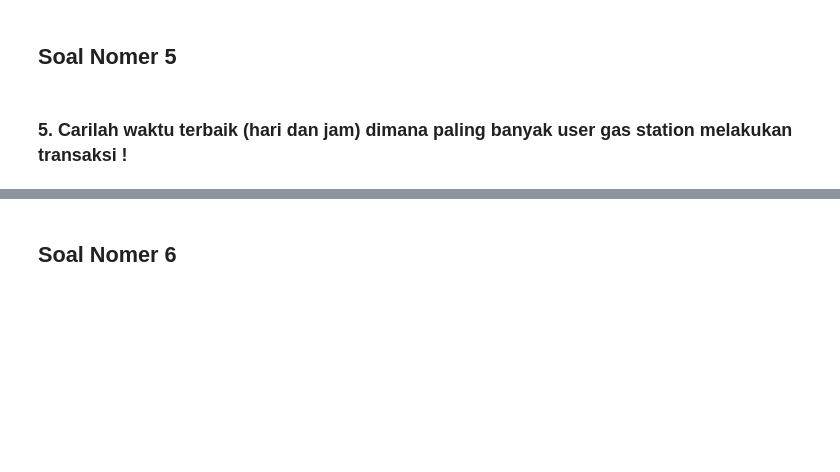
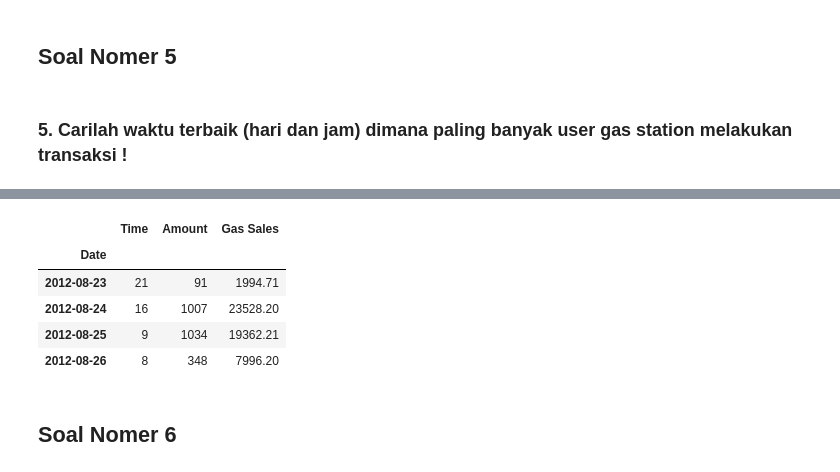
Before and after one commit to setyanoegraha/2025_COLLEGE_AI, a Jupyter notebook: jobsheet_05/tugas_praktikum/tugas_praktikum1.ipynb, the cells around one changed output, grey strips where cells are left out. Cells and saved outputs as stored; diff of their text form; code cells hidden in the pictures; blank space fills up the shorter version.

```diff
--- a/jobsheet_05/tugas_praktikum/tugas_praktikum1.ipynb
+++ b/jobsheet_05/tugas_praktikum/tugas_praktikum1.ipynb
@@ -318,3 +304,47 @@ Waktu terbaik dengan jumlah transaksi terbanyak adalah hari Friday jam 14:00 den
+# %%
+# Konversi kolom Amount dan Price ke numerik
+df_transactions['Amount'] = pd.to_numeric(
+    df_transactions['Amount'], errors='coerce')
+df_transactions['Price'] = pd.to_numeric(
+    df_transactions['Price'], errors='coerce')
+
+# Gabungkan kolom Date dan Time menjadi kolom Datetime
+df_transactions['Datetime'] = pd.to_datetime(
+    df_transactions['Date'].astype(
+        str) + ' ' + df_transactions['Time'].astype(str),
+    format='%Y-%m-%d %H:%M:%S',
+    errors='coerce'
+)
+
+# Ekstrak Date dan Hour
+df_transactions['Date'] = df_transactions['Datetime'].dt.strftime('%Y-%m-%d')
+df_transactions['Hour'] = df_transactions['Datetime'].dt.hour
+
+# Kelompokkan berdasarkan Date dan Hour, lalu hitung total Amount dan Price
+grouped = df_transactions.groupby(['Date', 'Hour']).agg({
+    'Amount': 'sum',
+    'Price': 'sum'
+}).reset_index()
+
+# Ambil satu baris per Date dengan Amount terbesar (sesuai contohmu)
+daily_max = grouped.loc[grouped.groupby('Date')['Amount'].idxmax()]
+
+# Format ulang dan ubah nama kolom
+daily_max = daily_max.rename(columns={'Hour': 'Time', 'Price': 'Gas Sales'})
+daily_max['Gas Sales'] = daily_max['Gas Sales'].round(2)
+
+# Jadikan kolom Date sebagai index
+daily_max.set_index('Date', inplace=True)
+
+# Tampilkan hasil
+daily_max
+# %% [output]
+|  | Time | Amount | Gas Sales |
+| Date |  |  |  |
+| 2012-08-23 | 21 | 91 | 1994.71 |
+| 2012-08-24 | 16 | 1007 | 23528.20 |
+| 2012-08-25 | 9 | 1034 | 19362.21 |
+| 2012-08-26 | 8 | 348 | 7996.20 |
 # %% [markdown]
 ## Soal Nomer 6
 # %% [markdown]
```
Also changed, not shown: parts of 9 cells of this notebook, 1 other file.
